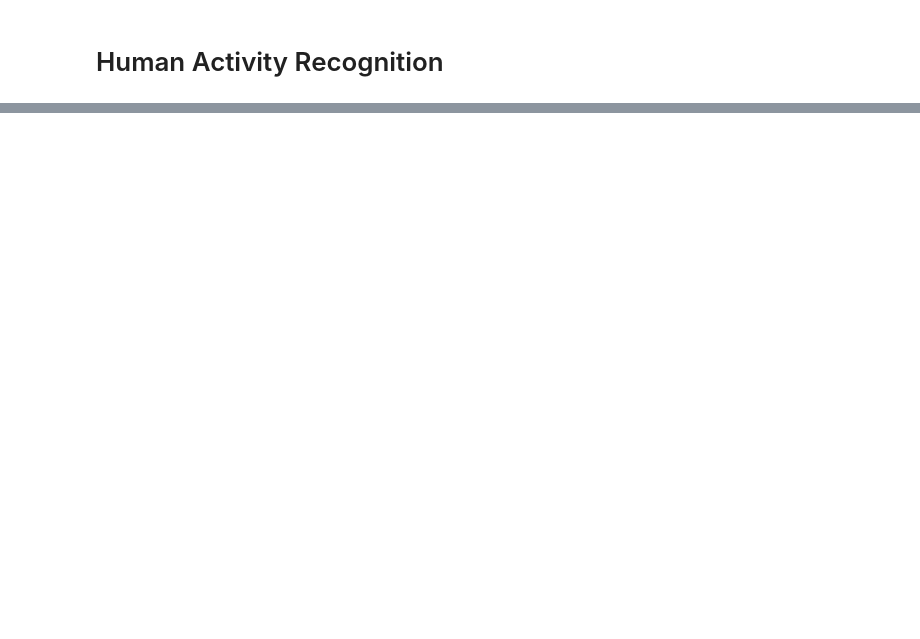
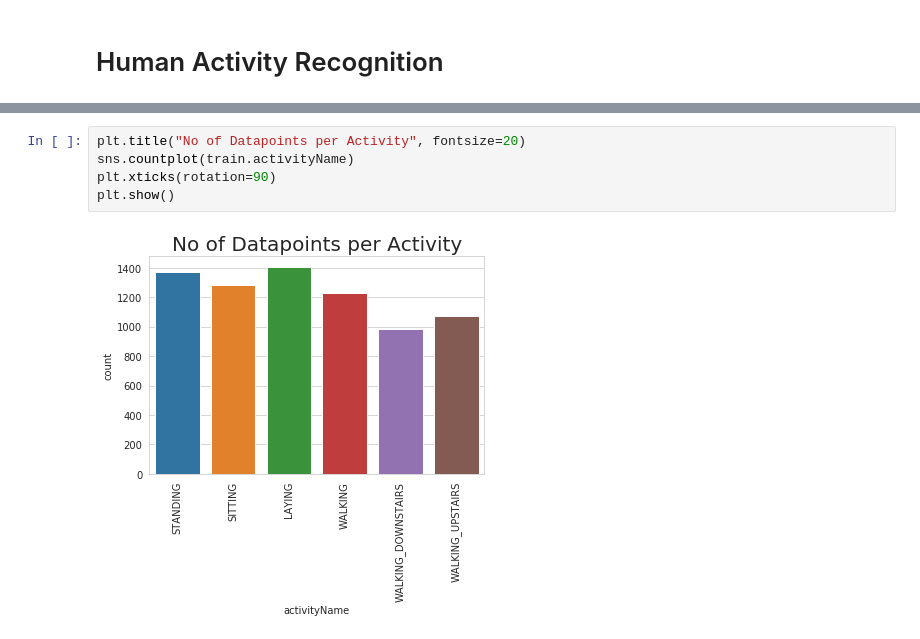
Before and after one commit to ashishsth7586/PyTorch, a Jupyter notebook: 04_Human_activity_recognition/Human Activity Recognition.ipynb, the cells around one changed output, grey strips where cells are left out. Saved outputs shown, nothing was run; the diff lists cells and outputs as text; blank space fills up the shorter version.

```diff
--- a/04_Human_activity_recognition/Human Activity Recognition.ipynb
+++ b/04_Human_activity_recognition/Human Activity Recognition.ipynb
@@ -33,0 +159,7 @@ ModuleNotFoundError: No module named 'pandas'
+# %%
+plt.title("No of Datapoints per Activity", fontsize=20)
+sns.countplot(train.activityName)
+plt.xticks(rotation=90)
+plt.show()
+# %% [output]
+[figure, added]
```
Also changed, not shown: parts of 14 cells of this notebook, 28 other files.
